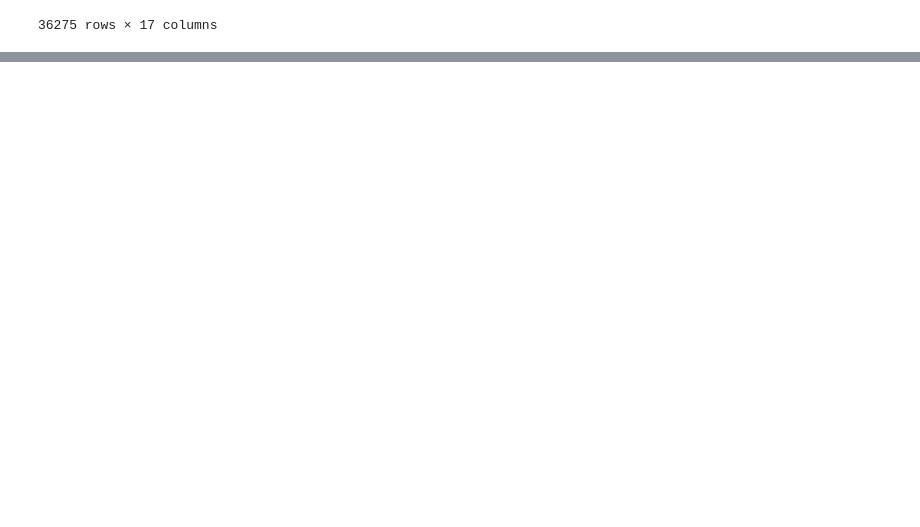
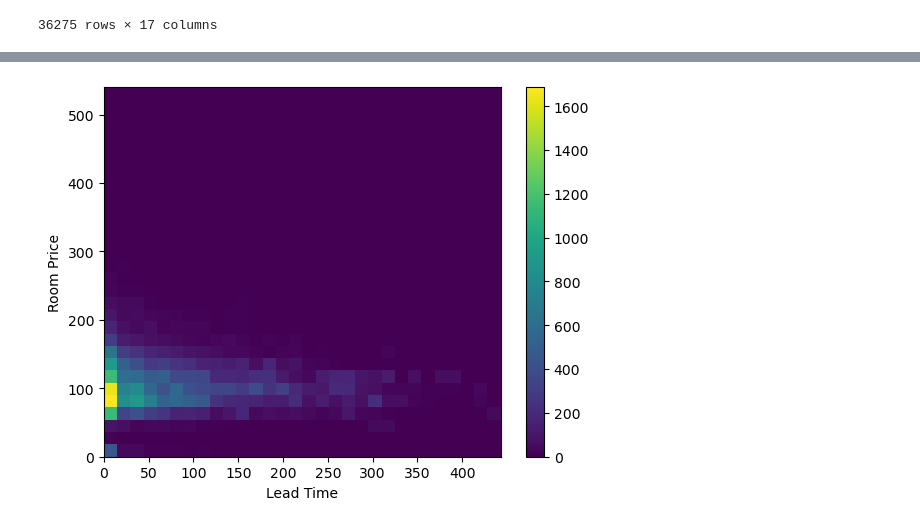
Before and after one commit to cwali09/ML-Lab-1, a Jupyter notebook: main.ipynb, the cells around one changed output, grey strips where cells are left out. Cells and saved outputs as stored; diff of their text form; code cells hidden in the pictures; blank space fills up the shorter version.

```diff
--- a/main.ipynb
+++ b/main.ipynb
@@ -166,0 +224,11 @@ pd.get_dummies(df[['type_of_meal_plan', 'room_type_reserved', 'arrival_year', 'm
+# %%
+import seaborn as sns
+plt.figure(figsize=(10,8))
+sns.set_style("darkgrid")
+ax=sns.countplot(data=df,x='market_segment_type',hue='booking_status',palette='rainbow')
+plt.title('market segment type vs booking status')
+plt.xlabel('market segment')
+plt.ylabel('count')
+
+for p in ax.patches:
+        ax.annotate('{:.0f}'.format(p.get_height()), (p.get_x(), p.get_height()+500))
@@ -166,0 +248,11 @@ pd.get_dummies(df[['type_of_meal_plan', 'room_type_reserved', 'arrival_year', 'm
+# %%
+# on the basis of arrival_month
+plt.figure(figsize=(10,8))
+sns.set_style("darkgrid")
+ax=sns.countplot(data=df,x='arrival_month',hue='booking_status',palette='viridis')
+plt.title('arrival_month vs booking status')
+plt.xlabel('market segment')
+plt.ylabel('count')
+
+for p in ax.patches:
+        ax.annotate('{:.0f}'.format(p.get_height()), (p.get_x(), p.get_height()+50))
@@ -166,0 +261,8 @@ pd.get_dummies(df[['type_of_meal_plan', 'room_type_reserved', 'arrival_year', 'm
+# %%
+plt.hist2d(x=df.lead_time, y=df.avg_price_per_room, bins=30)
+plt.colorbar()
+plt.xlabel("Lead Time")
+plt.ylabel("Room Price")
+plt.show()
+# %% [output]
+[figure, added]
```
Also changed, not shown: parts of 33 cells of this notebook.
